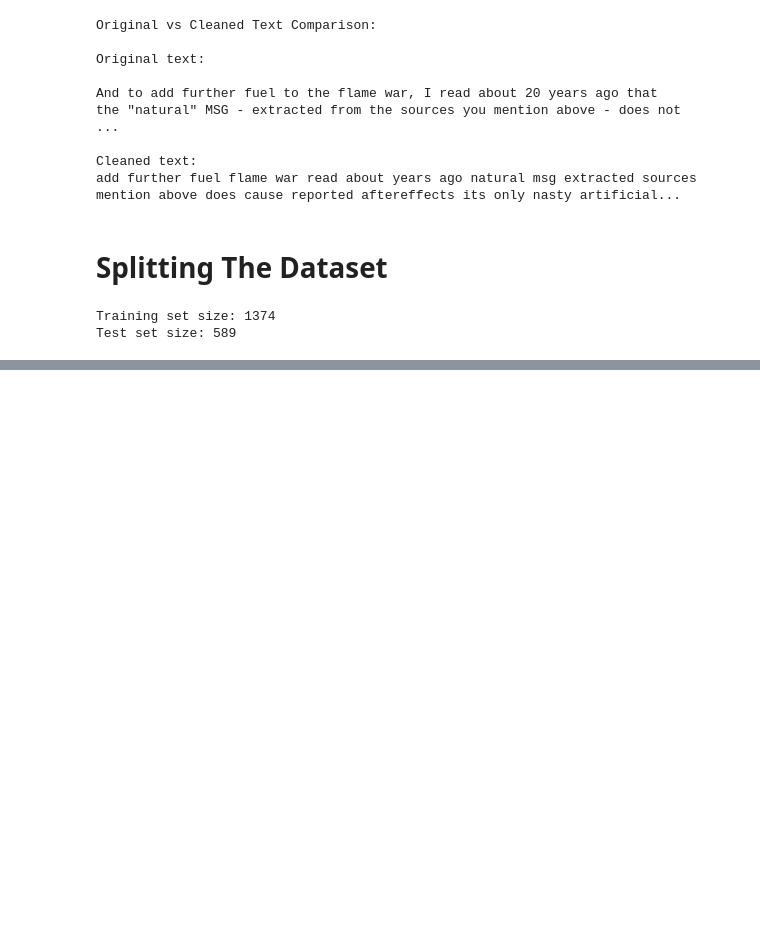
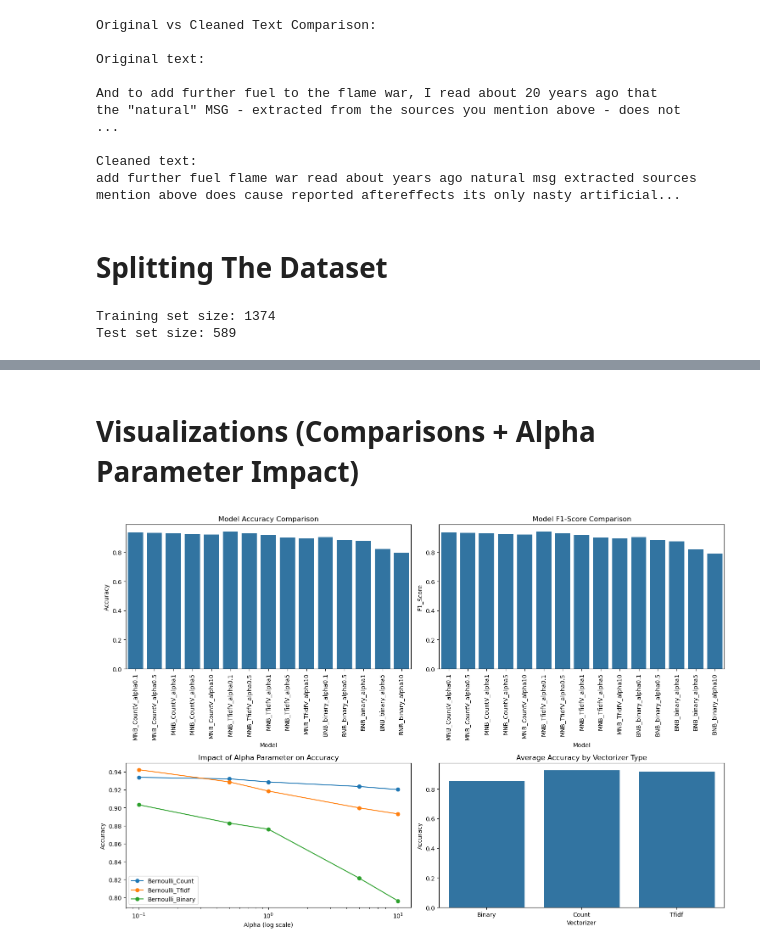
Before and after one commit to SobhanEyvazipoor/Homework-2, a Jupyter notebook: Exercise_2.ipynb, the cells around one changed output, grey strips where cells are left out. Saved outputs shown, nothing was run; the diff lists cells and outputs as text; code cells hidden in the pictures; blank space fills up the shorter version.

```diff
--- a/Exercise_2.ipynb
+++ b/Exercise_2.ipynb
@@ -146,0 +227,12 @@ Test set size: 589
+# %%
+results_df = pd.DataFrame([{
+    'Model': r['model_name'],
+    'Accuracy': r['accuracy'],
+    'F1_Score': r['f1_score'],
+    'Vectorizer': 'Count' if 'Count' in r['model_name'] else 'Tfidf' if 'Tfidf' in r['model_name'] else 'Binary',
+    'Classifier': 'Multinomial' if 'Multinomial' in r['model_name'] else 'Bernoulli',
+    'Alpha': float(r['model_name'].split('alpha')[-1])
+} for r in results])
+
+print("Model Performance Summary: \n")
+print(results_df.round(4).sort_values(by= ['F1_Score', 'Accuracy'], ascending=False).to_string(index=False))
@@ -146,0 +258,44 @@ Test set size: 589
+# %% [markdown]
+# Visualizations (Comparisons + Alpha Parameter Impact)
+# %%
+plt.figure(figsize=(15, 10))
+
+# Accuracy comparison
+plt.subplot(2, 2, 1)
+sns.barplot(data=results_df, x='Model', y='Accuracy')
+plt.title('Model Accuracy Comparison')
+plt.xticks(rotation=90)
+
+
+# F1-score comparison
+plt.subplot(2, 2, 2)
+sns.barplot(data=results_df, x='Model', y='F1_Score')
+plt.title('Model F1-Score Comparison')
+plt.xticks(rotation=90)
+
+
+# Alpha parameter impact
+plt.subplot(2, 2, 3)
+for classifier in results_df['Classifier'].unique():
+    for vectorizer in results_df['Vectorizer'].unique():
+        subset = results_df[(results_df['Classifier'] == classifier) &
+                           (results_df['Vectorizer'] == vectorizer)]
+        if len(subset) > 0:
+            plt.plot(subset['Alpha'], subset['Accuracy'],
+                    marker='o', label=f'{classifier}_{vectorizer}')
+plt.xscale('log')
+plt.xlabel('Alpha (log scale)')
+plt.ylabel('Accuracy')
+plt.title('Impact of Alpha Parameter on Accuracy')
+plt.legend()
+
+# Vectorizer comparison
+plt.subplot(2, 2, 4)
+vectorizer_comparison = results_df.groupby('Vectorizer')['Accuracy'].mean().reset_index()
+sns.barplot(data=vectorizer_comparison, x='Vectorizer', y='Accuracy')
+plt.title('Average Accuracy by Vectorizer Type')
+
+plt.tight_layout()
+plt.show()
+# %% [output]
+[figure, added]
```
Also changed, not shown: parts of 17 cells of this notebook.
